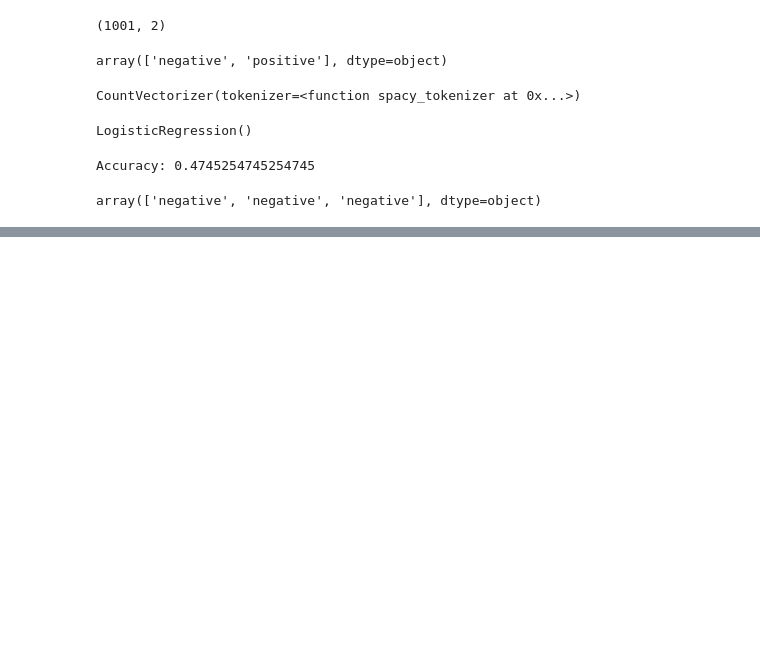
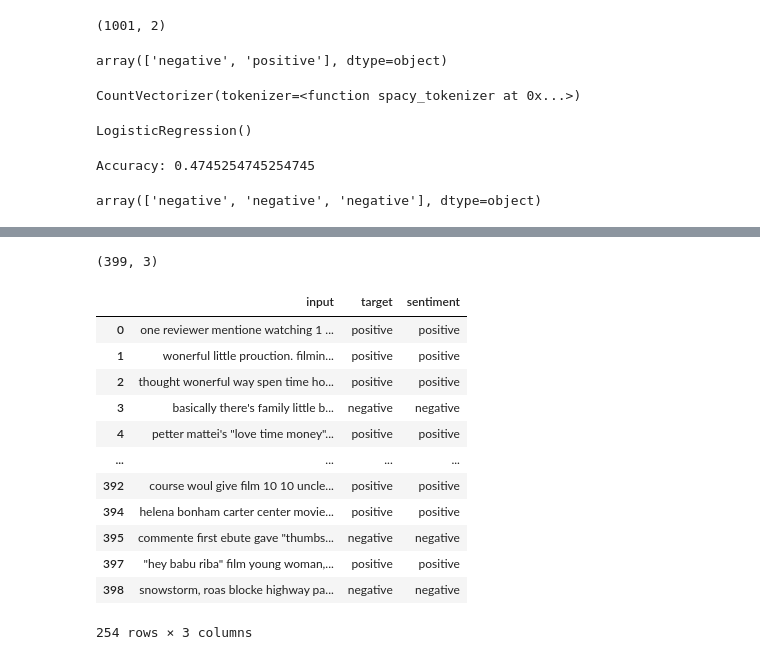
Before and after one commit to nopynospy/uipath-ai-tutorial, a Jupyter notebook: sentiment_analysis.ipynb, the cells around one changed output, grey strips where cells are left out. Cells and saved outputs as stored; diff of their text form; code cells hidden in the pictures; blank space fills up the shorter version.

```diff
--- a/sentiment_analysis.ipynb
+++ b/sentiment_analysis.ipynb
@@ -98,3 +98,24 @@ X_new = vectorizer.transform(new_reviews)
 classifier.predict(X_new)
 # %% [output]
 array(['negative', 'negative', 'negative'], dtype=object)
+# %%
+import nltk
+import pandas as pd
+from nltk.corpus import stopwords
+from textblob import Word
+from sklearn.preprocessing import LabelEncoder
+from collections import Counter
+import wordcloud
+from sklearn.metrics import classification_report,confusion_matrix,accuracy_score
+from keras.models import Sequential
+from keras.preprocessing.text import Tokenizer
+from keras.preprocessing.sequence import pad_sequences
+from keras.layers import Dense, Embedding, LSTM, SpatialDropout1D
+from sklearn.model_selection import train_test_split
+import matplotlib.pyplot as plt
+
+nltk.download('stopwords')
+nltk.download('wordnet')
+
+train_df = pd.read_csv("train.csv")
+test_df = pd.read_csv("test.csv")
@@ -100,0 +380,13 @@ array(['negative', 'negative', 'negative'], dtype=object)
+# %%
+from textblob import TextBlob
+
+def get_sentiment(text):
+  analysis=TextBlob(text)
+  sentiment_score = analysis.sentiment.polarity
+  if sentiment_score < 0:
+    return "negative"
+  else:
+    return "positive"
+
+print(get_sentiment("The movie is not bad"))
+print(get_sentiment("The movie is bad"))
@@ -100,0 +396,4 @@ array(['negative', 'negative', 'negative'], dtype=object)
+# %%
+train_df["sentiment"] = train_df["input"].apply(get_sentiment)
+
+train_df.head()
@@ -100,0 +407,20 @@ array(['negative', 'negative', 'negative'], dtype=object)
+# %%
+train_df.shape
+# %% [output]
+(399, 3)
+# %%
+train_df[train_df["target"]==train_df["sentiment"]]
+# %% [output]
+|  | input | target | sentiment |
+| 0 | one reviewer mentione watching 1 ... | positive | positive |
+| 1 | wonerful little prouction. filmin... | positive | positive |
+| 2 | thought wonerful way spen time ho... | positive | positive |
+| 3 | basically there's family little b... | negative | negative |
+| 4 | petter mattei's "love time money"... | positive | positive |
+| ... | ... | ... | ... |
+| 392 | course woul give film 10 10 uncle... | positive | positive |
+| 394 | helena bonham carter center movie... | positive | positive |
+| 395 | commente first ebute gave "thumbs... | negative | negative |
+| 397 | "hey babu riba" film young woman,... | positive | positive |
+| 398 | snowstorm, roas blocke highway pa... | negative | negative |
+254 rows × 3 columns
```
Also changed, not shown: parts of 24 cells of this notebook.
